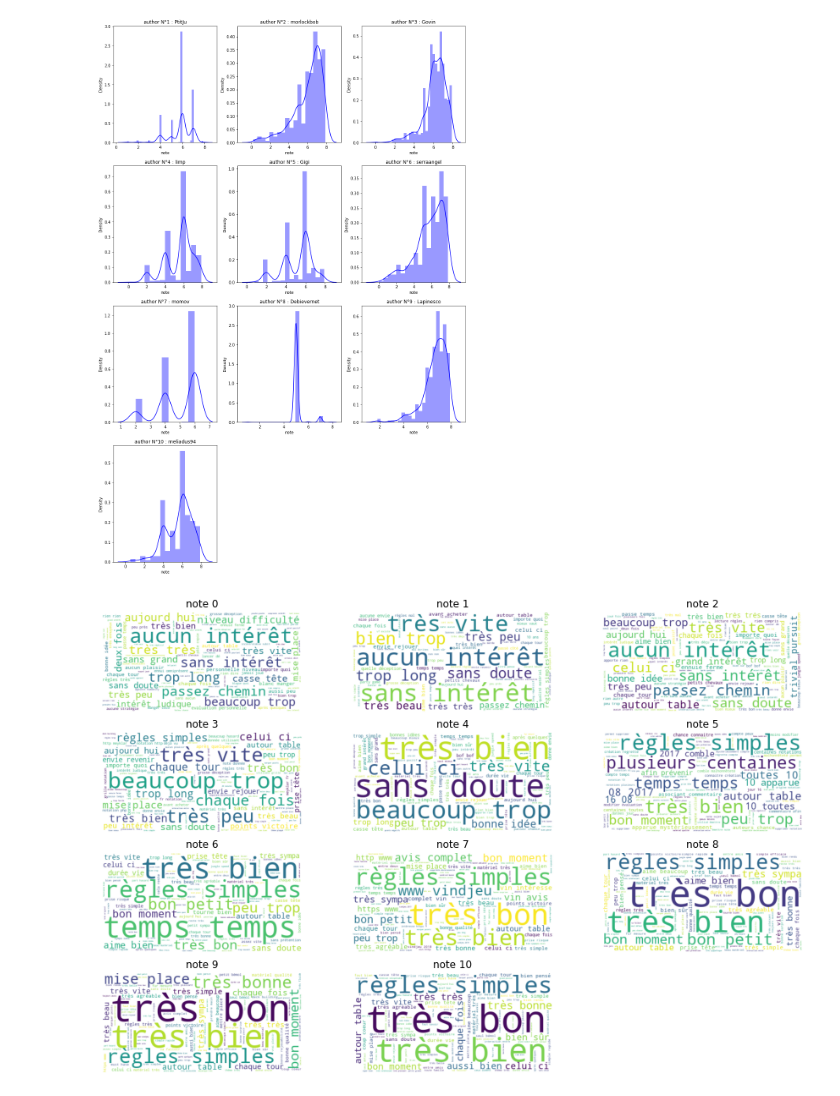
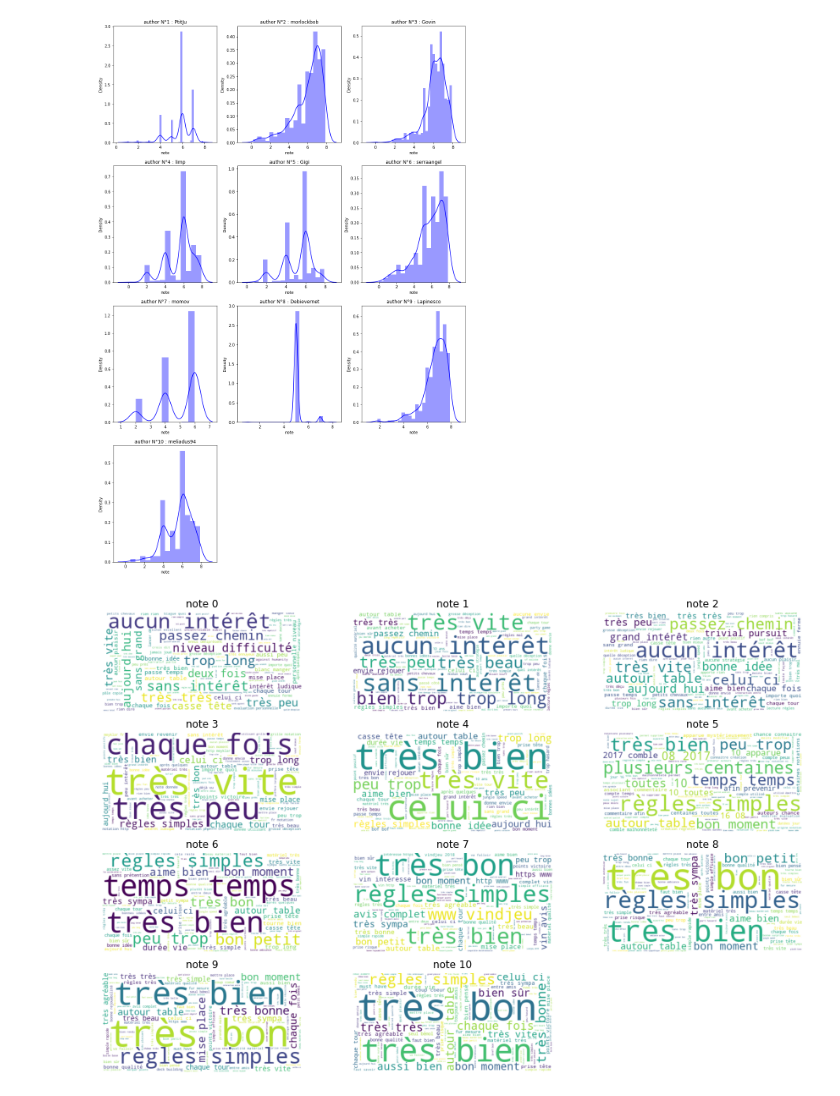
Before and after one commit to Amayas29/review-analysis, a Jupyter notebook: src/stats_avis.ipynb, the cells around one changed output. Cells and saved outputs as stored; diff of their text form; code cells hidden in the pictures.

```diff
--- a/src/stats_avis.ipynb
+++ b/src/stats_avis.ipynb
@@ -179,28 +179,29 @@ for aut in top_neg_auth:
 # %%
 sw = stopwords.words('french') + \
     ["jeu", "être", "avoir", "plus", "tout", "cartes",
      "joueurs", "partie", "parties", "ça", "si", "faire",
      "fait", "vraiment", "jouer", "comme", "peut",
      "ce", "cette", "quand", "car", "jeux", "donc",
      "autres", "encore", "alors", "là", "dés", "ou",
-     "où", "carte", "tous", "joueur", "chose", "tric", "trac"]
+     "où", "carte", "tous", "joueur", "chose", "tric",
+     "trac", "doute", "beaucoup"]
 
 comments_df = df_avis_up[df_avis_up["comment"].notna()]
 
 notes_int = comments_df["note"] // 1
 
 words_notes = {}
 
 for note in range(11):
     words_notes[note] = np.array(comments_df[notes_int == note]["comment"])
 
 plt.figure(figsize=(15, 10))
 
 for note in words_notes:
     wordcloud = visual.get_wordcloud(words_notes[note], sw)
     plt.subplot(4, 3, note + 1)
     plt.title(f"note {note}")
     plt.imshow(wordcloud)
     plt.axis('off')
 # %% [output]
-[figure, old version]
+[figure, new version]
```
Also changed, not shown: parts of 1 cell of this notebook, 7 other files.
